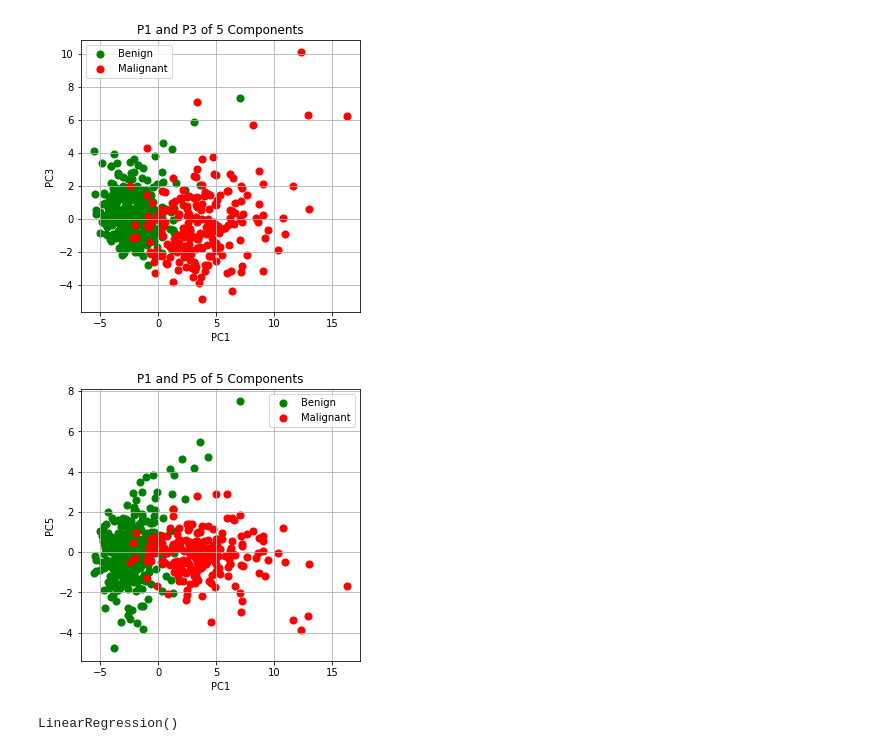
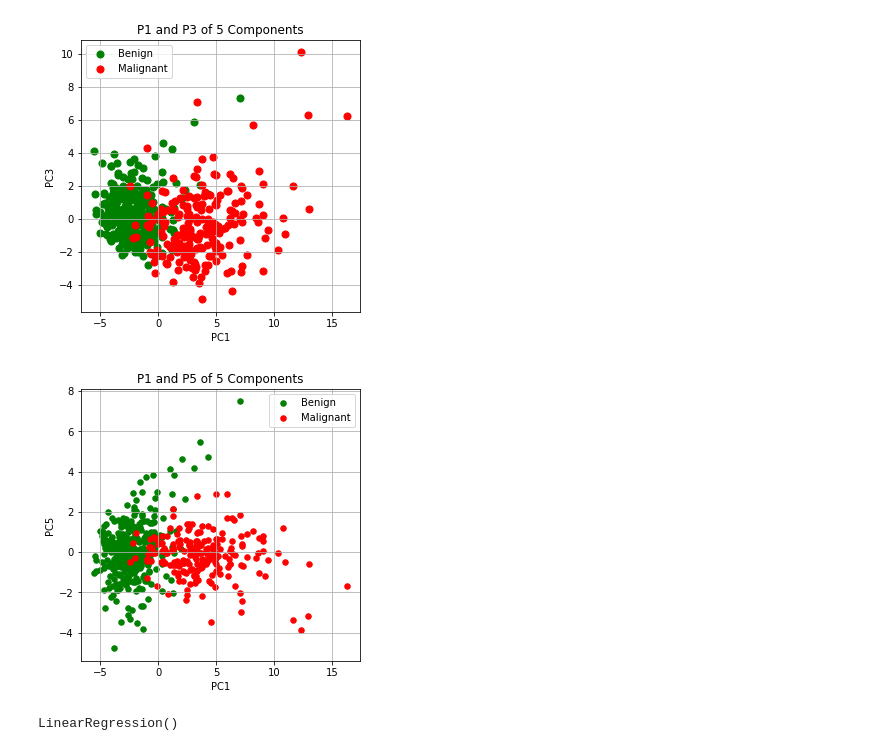
Before and after one commit to Roshni-Bala/Breast-Cancer-Risk-Prediction, a Jupyter notebook: risk_prediction.ipynb, the cells around one changed output. Cells and saved outputs as stored; diff of their text form; code cells hidden in the pictures.

```diff
--- a/risk_prediction.ipynb
+++ b/risk_prediction.ipynb
@@ -396,15 +392,15 @@ ax.grid()
 # %%
 fig = plt.figure(figsize = (5,5))
 ax= fig.add_subplot(1,1,1)
 ax.set_xlabel('PC1')
 ax.set_ylabel('PC5')
 ax.set_title('P1 and P5 of 5 Components')
-ax.scatter(df_pca1['PC1'][df_pca1['diagnosis']==0], df_pca1['PC5'][df_pca1['diagnosis']==0],c='g', s = 50)
-ax.scatter(df_pca1['PC1'][df_pca1['diagnosis']==1], df_pca1['PC5'][df_pca1['diagnosis']==1],c='r', s = 50)
+ax.scatter(df_pca1['PC1'][df_pca1['diagnosis']==0], df_pca1['PC5'][df_pca1['diagnosis']==0],c='g', s = 30)
+ax.scatter(df_pca1['PC1'][df_pca1['diagnosis']==1], df_pca1['PC5'][df_pca1['diagnosis']==1],c='r', s = 30)
 ax.legend(['Benign','Malignant'])
 ax.grid()
 # %% [output]
-[figure, old version]
+[figure, new version]
 # %%
 #svm
 #decision tree
```
Also changed, not shown: parts of 31 cells of this notebook.
